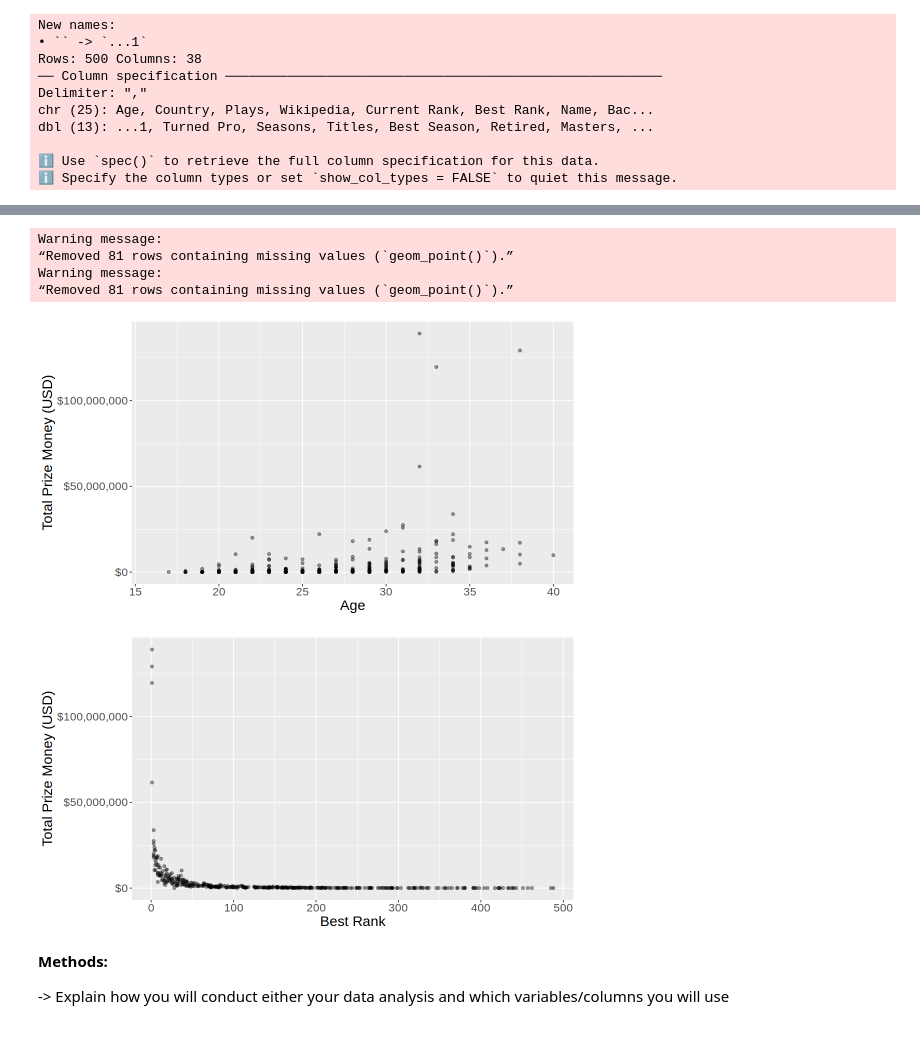
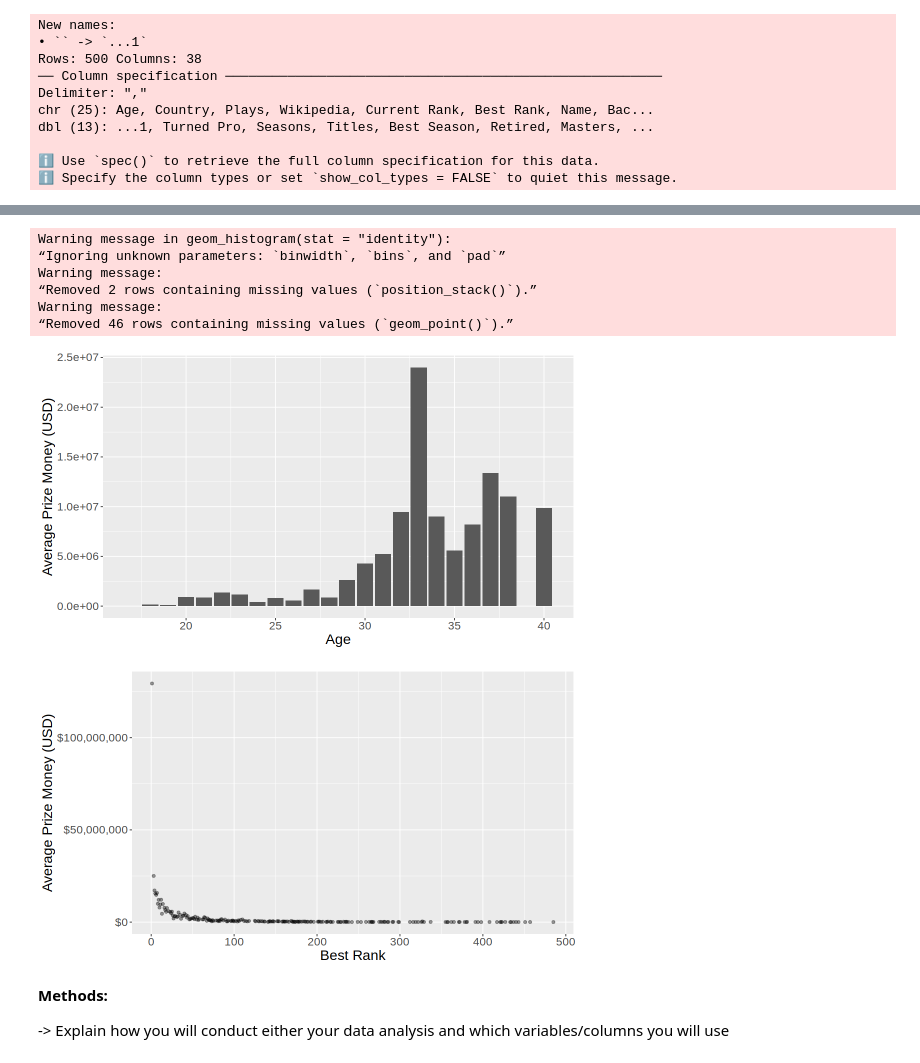
Before and after one commit to Myralalala/group15, a Jupyter notebook: project_proposal.ipynb, the cells around one changed output, grey strips where cells are left out. Saved outputs shown, nothing was run; the diff lists cells and outputs as text; code cells hidden in the pictures.

Commit message:
grouped and summarized the data to find the average prize money for the age and best rank variables. Then, created a histogram and scatterplot

```diff
--- a/project_proposal.ipynb
+++ b/project_proposal.ipynb
@@ -108,3 +125,23 @@ A tibble: 500 × 3
     #summarize the data from at least one table
         #ex: counts of observations, means of the predictors to be used & number of rows missing data
     #visualize the data with at least one plot relevant to the analysis we plan to do
+# %%
+#Splitting the data into training data and testing data
+set.seed(2023)
+
+tennis_data_split <- initial_split(tennis_data_tidy, prop = 0.75, strata = prize_money)
+tennis_data_train <- training(tennis_data_split)
+tennis_data_test <- testing(tennis_data_split)
+# %%
+#Finding the mean prize money per age
+
+average_age <- tennis_data_train |>
+         group_by(age) |>
+         summarise(average_prize_money = mean(prize_money, na.rm = TRUE))
+average_age
+
+#Finding the mean prize money per best rank
+average_best_rank <- tennis_data_train |>
+         group_by(best_rank) |>
+         summarise(average_prize_money = mean(prize_money, na.rm = TRUE))
+average_best_rank
@@ -111,32 +187,31 @@ A tibble: 500 × 3
 # %%
 #Initial graphs of the predictor variables and the response variable we are predicting (Prize money)
 options(repr.plot.width = 9, repr.plot.height = 5)
 
-age_graph <- tennis_data_tidy |>
-  ggplot(aes(x = age, y = prize_money)) +
-    geom_point(alpha = 0.4) +
-    xlab("Age") +
-    ylab("Total Prize Money (USD)") +
-    scale_y_continuous(labels = dollar_format()) +
+age_graph <- average_age |>
+  ggplot(aes(x = age, y = average_prize_money)) +
+    geom_histogram(stat = "identity") +
+    labs(x = "Age", y = "Average Prize Money (USD)") +
     theme(text = element_text(size = 17))
 
-best_rank_graph <- tennis_data_tidy |>
-  ggplot(aes(x = best_rank, y = prize_money)) +
+best_rank_graph <- average_best_rank |>
+  ggplot(aes(x = best_rank, y = average_prize_money)) +
     geom_point(alpha = 0.4) +
-    xlab("Best Rank") +
-    ylab("Total Prize Money (USD)") +
+    labs(x = "Best Rank", y = "Average Prize Money (USD)") +
     scale_y_continuous(labels = dollar_format()) +
     theme(text = element_text(size = 17))
 
 age_graph
 best_rank_graph
 # %% [output]
+Warning message in geom_histogram(stat = "identity"):
+“Ignoring unknown parameters: `binwidth`, `bins`, and `pad`”
 Warning message:
-“Removed 81 rows containing missing values (`geom_point()`).”
+“Removed 2 rows containing missing values (`position_stack()`).”
 Warning message:
-“Removed 81 rows containing missing values (`geom_point()`).”
+“Removed 46 rows containing missing values (`geom_point()`).”
-[figure, old version]
+[figure, new version]
-[figure, old version]
+[figure, new version]
 # %% [markdown]
 **Methods:**
 
```
Also changed, not shown: parts of 6 cells of this notebook.
